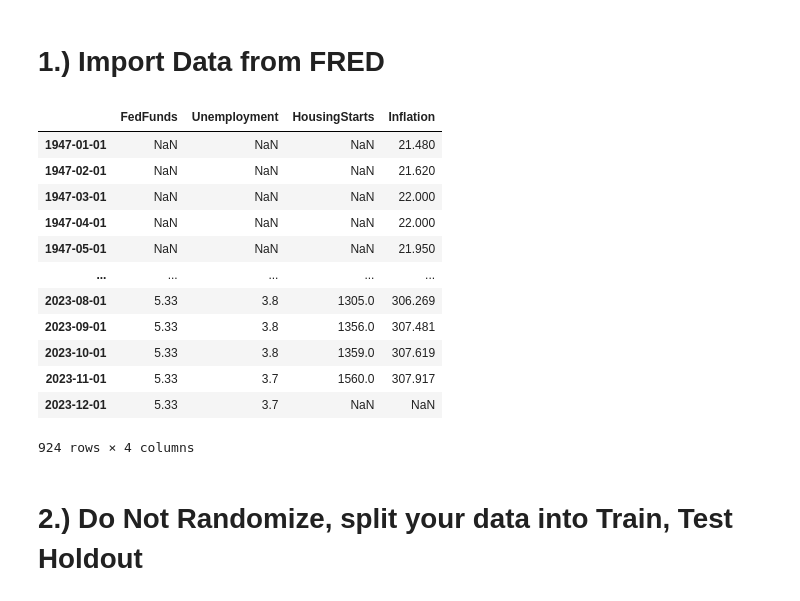
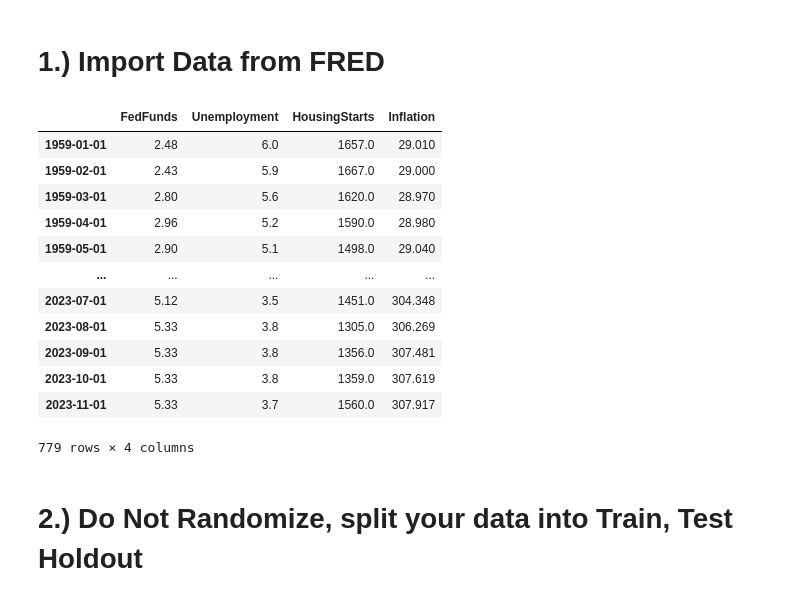
Before and after one commit to CharleneSC/ML2024, a Jupyter notebook: Salinla Charintara - E425 Homework #1 .ipynb, the cells around one changed output. Cells and saved outputs as stored; diff of their text form; code cells hidden in the pictures.

```diff
--- a/Salinla Charintara - E425 Homework #1 .ipynb
+++ b/Salinla Charintara - E425 Homework #1 .ipynb
@@ -10,21 +10,22 @@ data = pd.read_csv("TaylorRuleData.csv", index_col = 0)
 # %%
 data.index = pd.to_datetime(data.index)
 # %%
+data = data.dropna()
 data
 # %% [output]
 |  | FedFunds | Unemployment | HousingStarts | Inflation |
-| 1947-01-01 | NaN | NaN | NaN | 21.480 |
-| 1947-02-01 | NaN | NaN | NaN | 21.620 |
-| 1947-03-01 | NaN | NaN | NaN | 22.000 |
-| 1947-04-01 | NaN | NaN | NaN | 22.000 |
-| 1947-05-01 | NaN | NaN | NaN | 21.950 |
+| 1959-01-01 | 2.48 | 6.0 | 1657.0 | 29.010 |
+| 1959-02-01 | 2.43 | 5.9 | 1667.0 | 29.000 |
+| 1959-03-01 | 2.80 | 5.6 | 1620.0 | 28.970 |
+| 1959-04-01 | 2.96 | 5.2 | 1590.0 | 28.980 |
+| 1959-05-01 | 2.90 | 5.1 | 1498.0 | 29.040 |
 | ... | ... | ... | ... | ... |
+| 2023-07-01 | 5.12 | 3.5 | 1451.0 | 304.348 |
 | 2023-08-01 | 5.33 | 3.8 | 1305.0 | 306.269 |
 | 2023-09-01 | 5.33 | 3.8 | 1356.0 | 307.481 |
 | 2023-10-01 | 5.33 | 3.8 | 1359.0 | 307.619 |
 | 2023-11-01 | 5.33 | 3.7 | 1560.0 | 307.917 |
-| 2023-12-01 | 5.33 | 3.7 | NaN | NaN |
-924 rows × 4 columns
+779 rows × 4 columns
 # %% [markdown]
 # 2.) Do Not Randomize, split your data into Train, Test Holdout
 # %%
```
Also changed, not shown: parts of 4 cells of this notebook.
